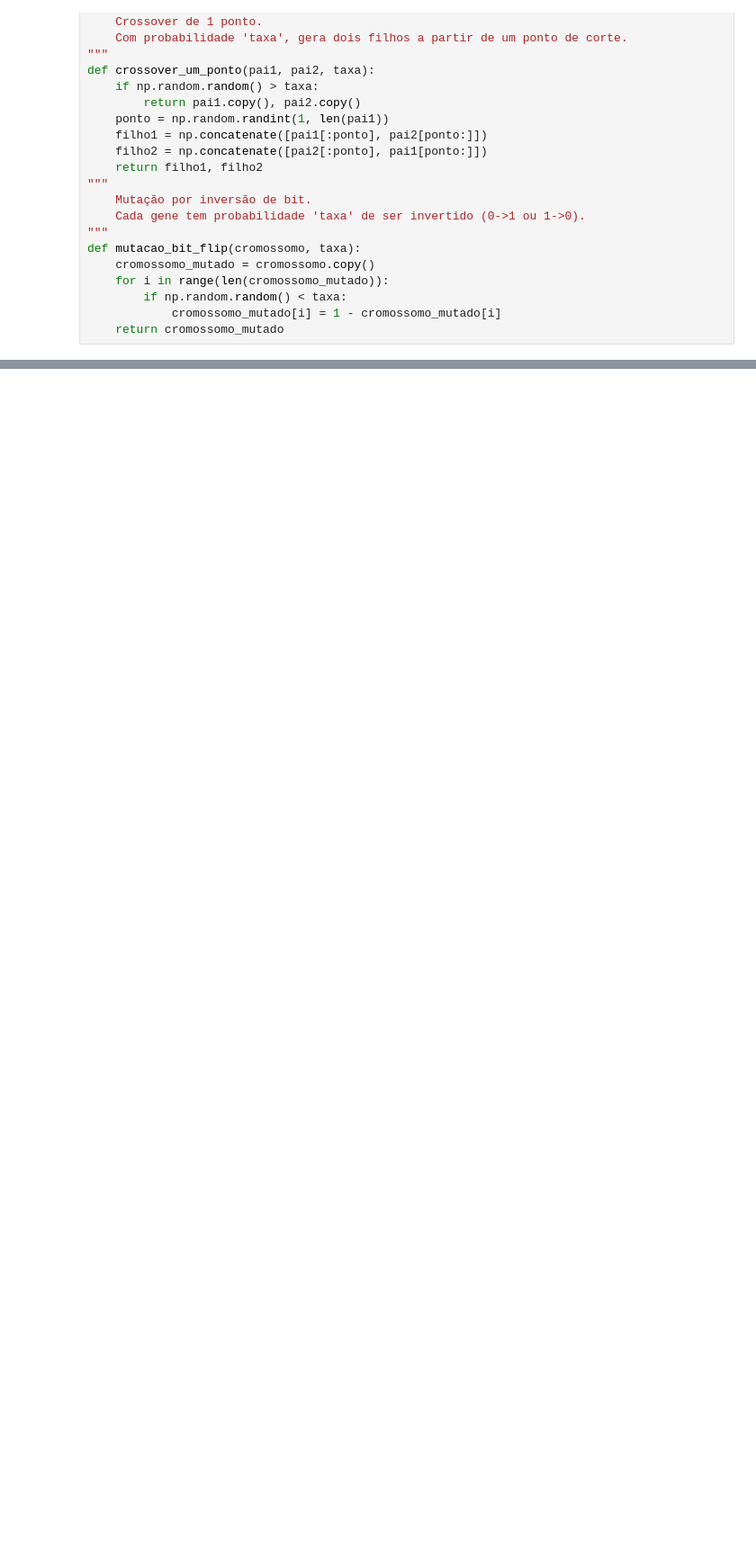
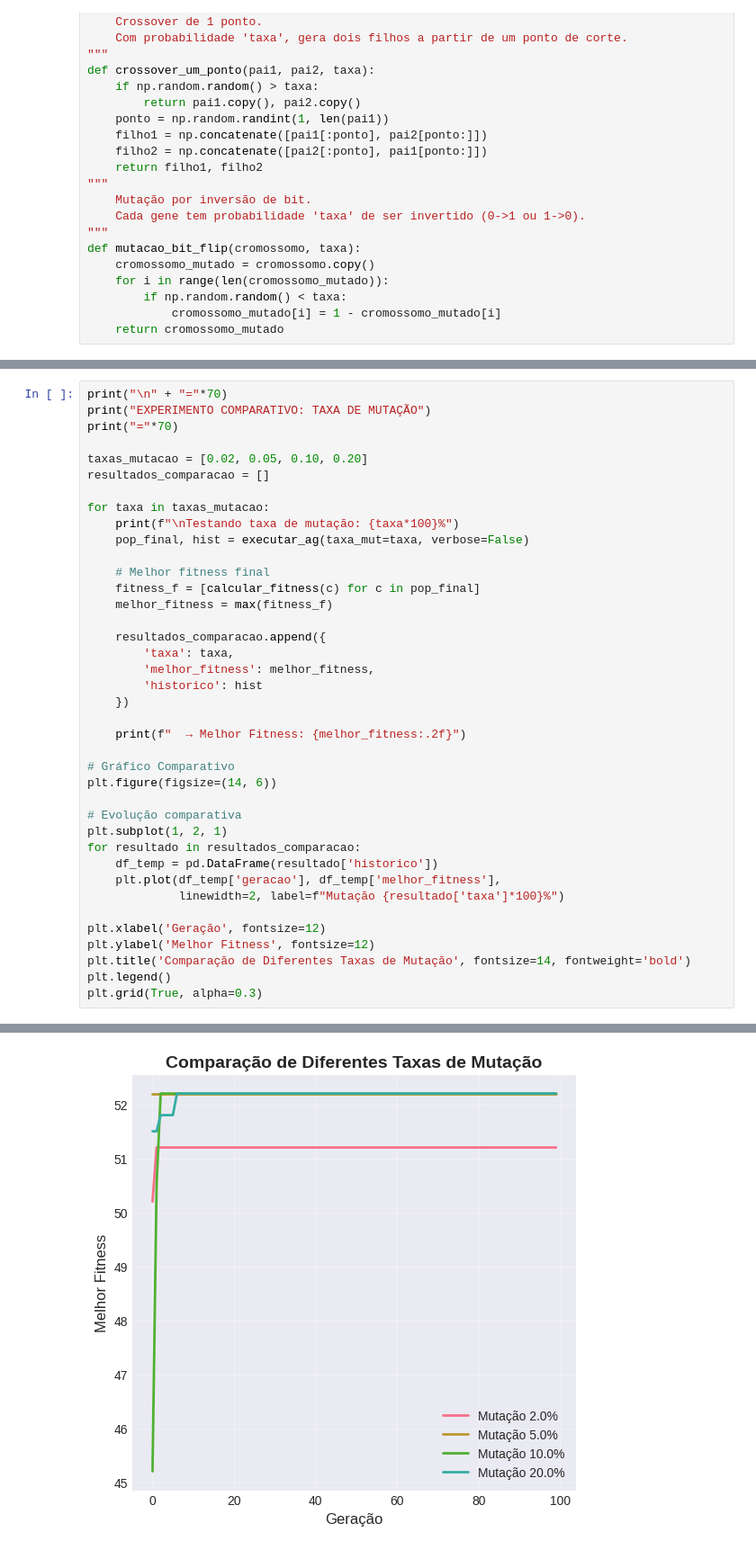
Before and after one commit to dhenriquex/intelegenciaArtificial-AG, a Jupyter notebook: trabalho.ipynb, the cells around one changed output, grey strips where cells are left out. Shown at 90% size. Drawn from its saved outputs; the diff is of its cells as text; blank space fills up the shorter version.

```diff
--- a/trabalho.ipynb
+++ b/trabalho.ipynb
@@ -190,0 +283,40 @@ def executar_ag(tam_pop=TAM_POPULACAO, num_ger=NUM_GERACOES, taxa_cross=TAXA_CRO
+# %%
+print("\n" + "="*70)
+print("EXPERIMENTO COMPARATIVO: TAXA DE MUTAÇÃO")
+print("="*70)
+
+taxas_mutacao = [0.02, 0.05, 0.10, 0.20]
+resultados_comparacao = []
+
+for taxa in taxas_mutacao:
+    print(f"\nTestando taxa de mutação: {taxa*100}%")
+    pop_final, hist = executar_ag(taxa_mut=taxa, verbose=False)
+
+    # Melhor fitness final
+    fitness_f = [calcular_fitness(c) for c in pop_final]
+    melhor_fitness = max(fitness_f)
+
+    resultados_comparacao.append({
+        'taxa': taxa,
+        'melhor_fitness': melhor_fitness,
+        'historico': hist
+    })
+
+    print(f"  → Melhor Fitness: {melhor_fitness:.2f}")
+
+# Gráfico Comparativo
+plt.figure(figsize=(14, 6))
+
+# Evolução comparativa
+plt.subplot(1, 2, 1)
+for resultado in resultados_comparacao:
+    df_temp = pd.DataFrame(resultado['historico'])
+    plt.plot(df_temp['geracao'], df_temp['melhor_fitness'],
+             linewidth=2, label=f"Mutação {resultado['taxa']*100}%")
+
+plt.xlabel('Geração', fontsize=12)
+plt.ylabel('Melhor Fitness', fontsize=12)
+plt.title('Comparação de Diferentes Taxas de Mutação', fontsize=14, fontweight='bold')
+plt.legend()
+plt.grid(True, alpha=0.3)
+# %% [output]
@@ -190,0 +338 @@ def executar_ag(tam_pop=TAM_POPULACAO, num_ger=NUM_GERACOES, taxa_cross=TAXA_CRO
+[figure, added]
```
Also changed, not shown: parts of 5 cells of this notebook.
